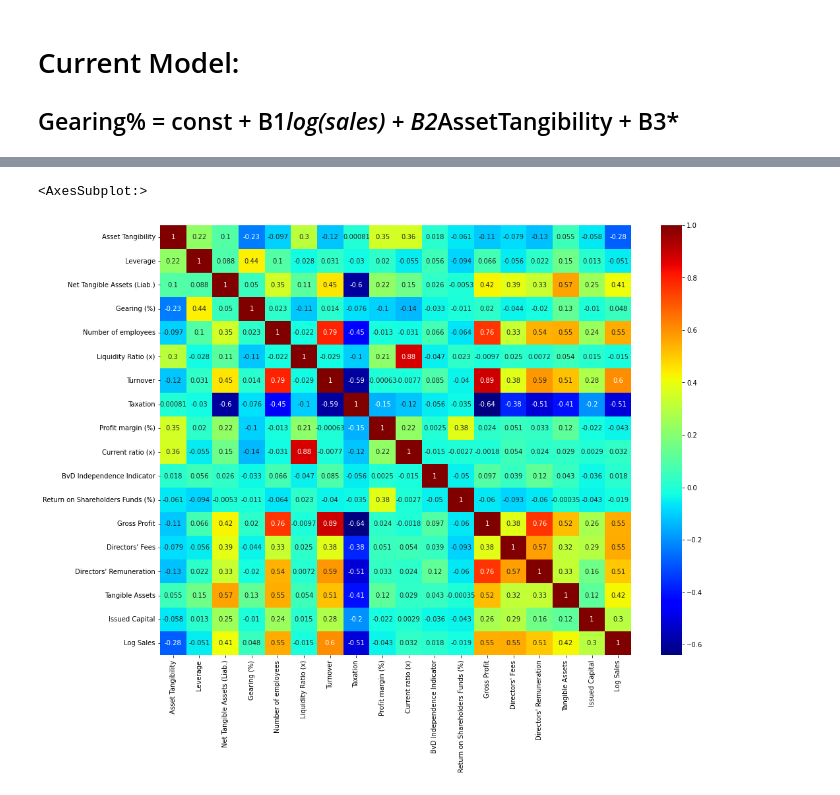
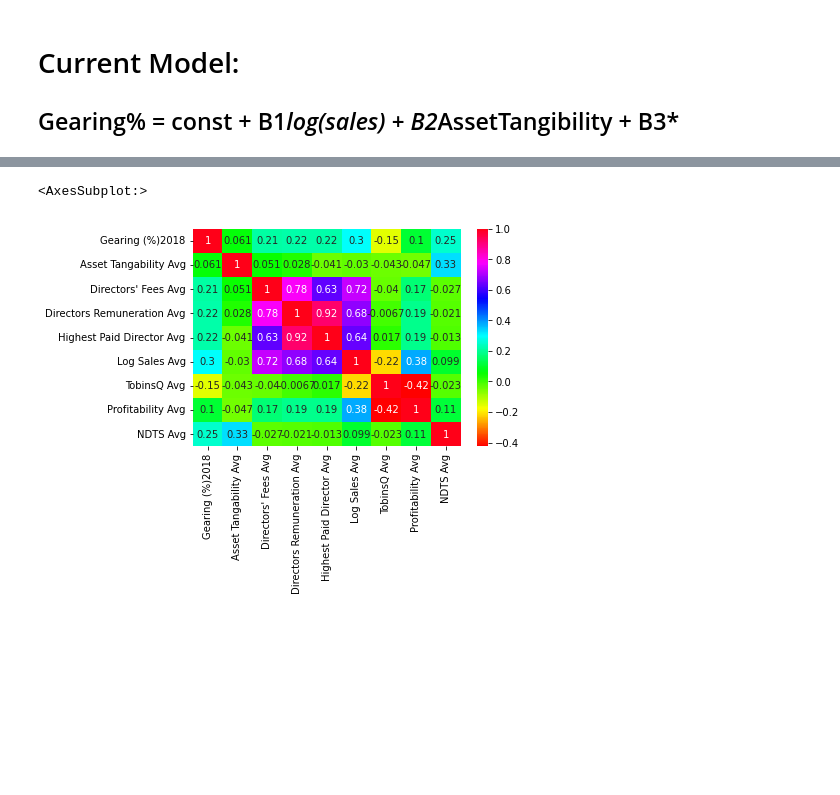
Before and after one commit to 0xNathanW/Financial-Econ-Coursework, a Jupyter notebook: EDA.ipynb, the cells around one changed output, grey strips where cells are left out. Cells and saved outputs as stored; diff of their text form; code cells hidden in the pictures; blank space fills up the shorter version.

Commit message:
new data

```diff
--- a/EDA.ipynb
+++ b/EDA.ipynb
@@ -9,6 +9,6 @@ import seaborn as sns
 ## Gearing% = const + B1*log(sales) + B2*AssetTangibility + B3* ##
 # %%
 # Import data from csv.
-df = pd.read_csv('./CleanData.csv', encoding="UTF-8")
+df = pd.read_csv('./RegressionData.csv', encoding="UTF-8")
 df.head()
 # %% [output]
@@ -21,12 +58,7 @@ df.head()
 # %%
-# Plot correlation matrix.
+# correlation heatmap
 corr = df.corr()
-fig, ax = plt.subplots(figsize=(16, 12))
-sns.heatmap(corr,
-            xticklabels=corr.columns,
-            yticklabels=corr.columns,
-            annot=True,
-            cmap="jet")
+sns.heatmap(corr, xticklabels=corr.columns, yticklabels=corr.columns, cmap="hsv", annot=True)
 # %% [output]
 <AxesSubplot:>
-[figure, old version]
+[figure, new version]
```
Also changed, not shown: parts of 14 cells of this notebook, 3 other files.
